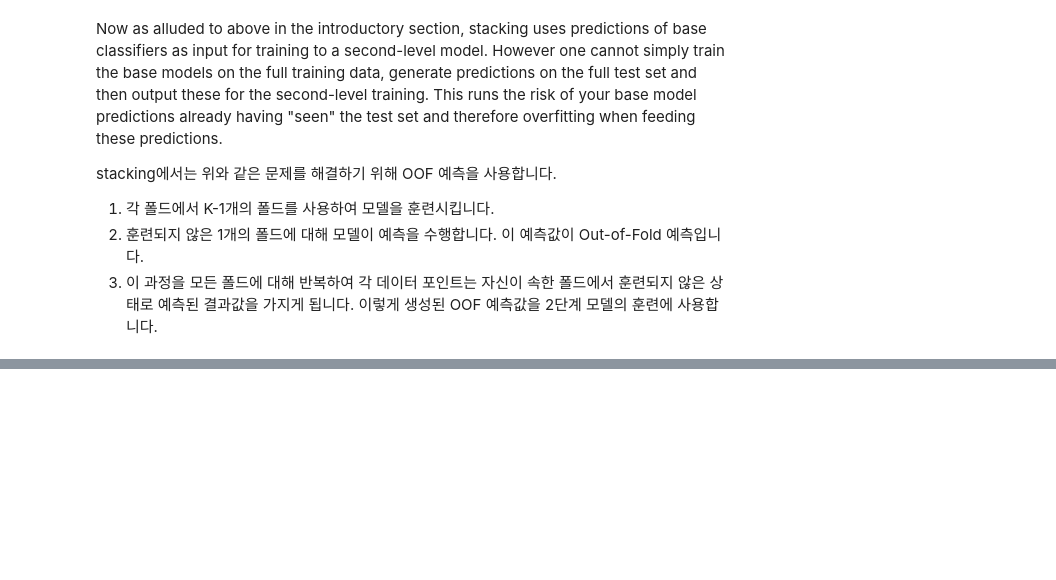
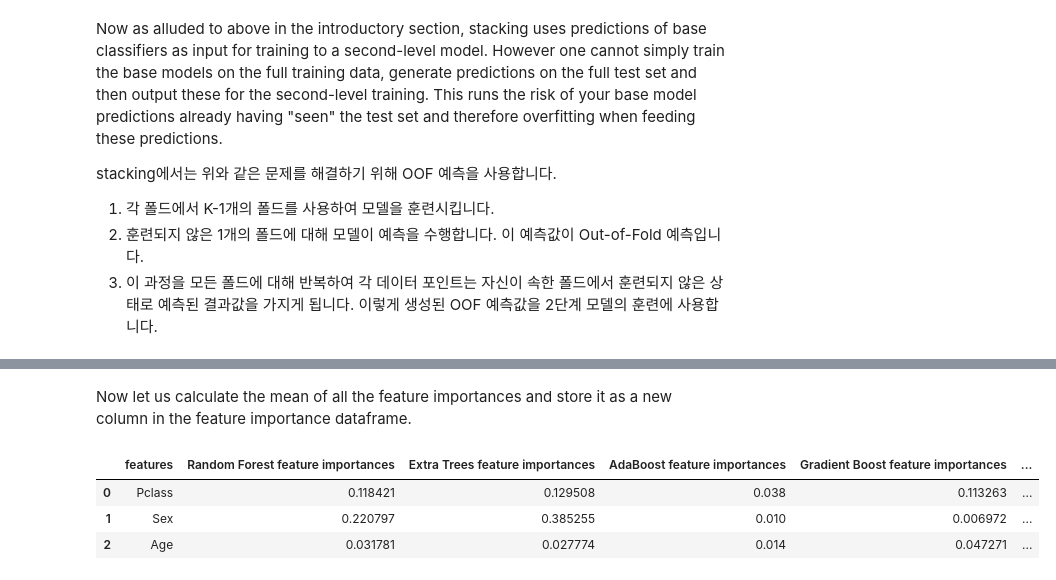
Before and after one commit to geniemo/kaggle-transcription, a Jupyter notebook: Titanic-Machine-Learning-From-Disaster/Introduction to Ensembling, Stacking in Python/1.ipynb, the cells around one changed output, grey strips where cells are left out. Saved outputs shown, nothing was run; the diff lists cells and outputs as text; code cells hidden in the pictures; blank space fills up the shorter version.

```diff
--- a/Titanic-Machine-Learning-From-Disaster/Introduction to Ensembling, Stacking in Python/1.ipynb
+++ b/Titanic-Machine-Learning-From-Disaster/Introduction to Ensembling, Stacking in Python/1.ipynb
@@ -313,0 +366,7 @@ def get_oof(clf, x_train, y_train, x_test):
+# %%
+# Create 5 objects that represent our 4 models
+rf = SklearnHelper(clf=RandomForestClassifier, seed=SEED, params=rf_params)
+et = SklearnHelper(clf=ExtraTreesClassifier, seed=SEED, params=et_params)
+ada = SklearnHelper(clf=AdaBoostClassifier, seed=SEED, params=ada_params)
+gb = SklearnHelper(clf=GradientBoostingClassifier, seed=SEED, params=gb_params)
+svc = SklearnHelper(clf=SVC, seed=SEED, params=svc_params)
@@ -313,0 +377,6 @@ def get_oof(clf, x_train, y_train, x_test):
+# %%
+# Create Numpy arrays of train, test and target(Survived) dataframes to feed into our models
+y_train = train["Survived"].ravel()
+train = train.drop(["Survived"], axis=1)
+x_train = train.values
+x_test = test.values
@@ -313,0 +408,5 @@ def get_oof(clf, x_train, y_train, x_test):
+# %%
+rf_features = rf.feature_importances(x_train, y_train)
+et_features = et.feature_importances(x_train, y_train)
+ada_features = ada.feature_importances(x_train, y_train)
+gb_features = gb.feature_importances(x_train, y_train)
@@ -313,0 +571,13 @@ def get_oof(clf, x_train, y_train, x_test):
+# %% [markdown]
+Now let us calculate the mean of all the feature importances and store it as a new column in the feature importance dataframe.
+# %%
+# Create the new column containing the average of values
+feature_dataframe["mean"] = feature_dataframe.mean(
+    numeric_only=True, axis=1
+)  # axis=1 computes the mean row-wise
+feature_dataframe.head(3)
+# %% [output]
+|  | features | Random Forest feature importances | Extra Trees feature importances | AdaBoost feature importances | Gradient Boost feature importances | ... |
+| 0 | Pclass | 0.118421 | 0.129508 | 0.038 | 0.113263 | ... |
+| 1 | Sex | 0.220797 | 0.385255 | 0.010 | 0.006972 | ... |
+| 2 | Age | 0.031781 | 0.027774 | 0.014 | 0.047271 | ... |
```
Also changed, not shown: parts of 23 cells of this notebook.
